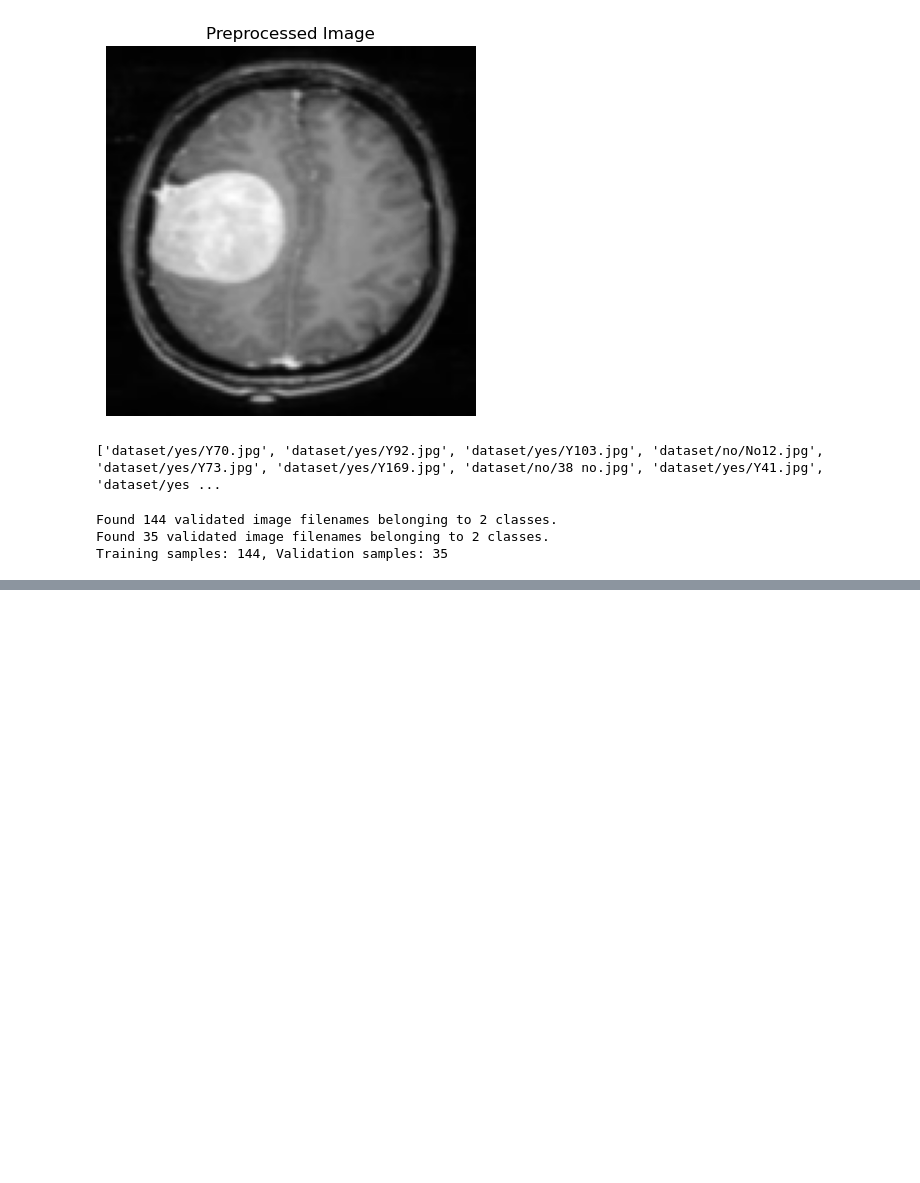
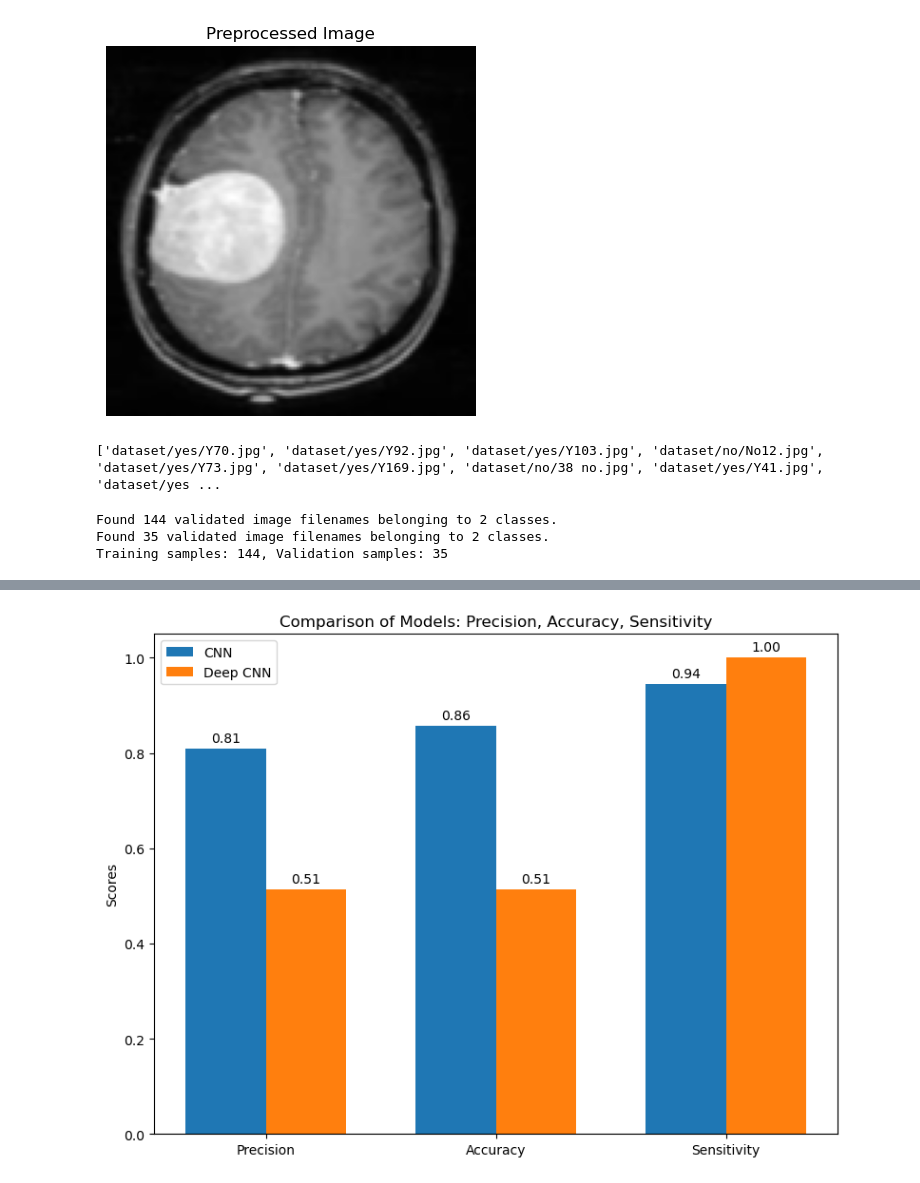
Before and after one commit to B-Kosev/brain-tumor-detecction-cnn, a Jupyter notebook: Brain_tumor_CNN.ipynb, the cells around one changed output, grey strips where cells are left out. Drawn from its saved outputs; the diff is of its cells as text; code cells hidden in the pictures; blank space fills up the shorter version.

```diff
--- a/Brain_tumor_CNN.ipynb
+++ b/Brain_tumor_CNN.ipynb
@@ -347,3 +352,50 @@ True Negatives: 0
 Precision: 0.5143
 Accuracy: 0.5143
 Sensitivity (Recall): 1.0000
+# %%
+cnn_values = {'Precision': cnn_precision, 'Accuracy': cnn_accuracy, 'Sensitivity': cnn_recall}
+deep_cnn_values = {'Precision': deep_cnn_precision, 'Accuracy': deep_cnn_accuracy, 'Sensitivity': deep_cnn_recall}
+
+# Labels for the metrics
+metrics = ['Precision', 'Accuracy', 'Sensitivity']
+
+# Values for each model
+cnn_model = [cnn_values['Precision'], cnn_values['Accuracy'], cnn_values['Sensitivity']]
+deep_cnn_model = [deep_cnn_values['Precision'], deep_cnn_values['Accuracy'], deep_cnn_values['Sensitivity']]
+
+# X-axis positions for the bars
+x = np.arange(len(metrics))
+
+# Width of bars
+width = 0.35
+
+# Create the plot
+fig, ax = plt.subplots(figsize=(8, 6))
+
+# Plot bars for both models
+rects1 = ax.bar(x - width/2, cnn_model, width, label='CNN')
+rects2 = ax.bar(x + width/2, deep_cnn_model, width, label='Deep CNN')
+
+# Add labels, title and custom x-axis tick labels
+ax.set_ylabel('Scores')
+ax.set_title('Comparison of Models: Precision, Accuracy, Sensitivity')
+ax.set_xticks(x)
+ax.set_xticklabels(metrics)
+ax.legend()
+
+# Show value labels on top of bars
+def add_value_labels(rects):
+    for rect in rects:
+        height = rect.get_height()
+        ax.annotate(f'{height:.2f}', xy=(rect.get_x() + rect.get_width() / 2, height),
+                    xytext=(0, 3), textcoords="offset points", ha='center', va='bottom')
+
+# Add value labels for each model
+add_value_labels(rects1)
+add_value_labels(rects2)
+
+# Show the plot
+plt.tight_layout()
+plt.show()
+# %% [output]
+[figure, added]
```
Also changed, not shown: parts of 3 cells of this notebook.
